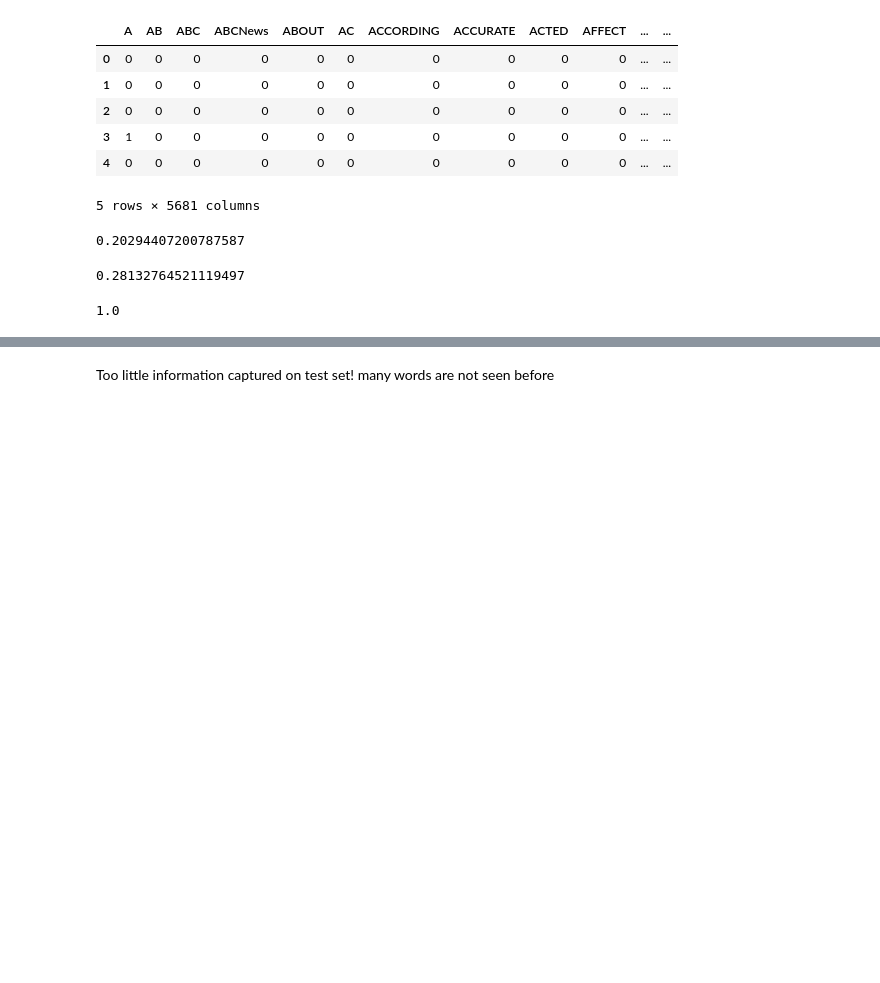
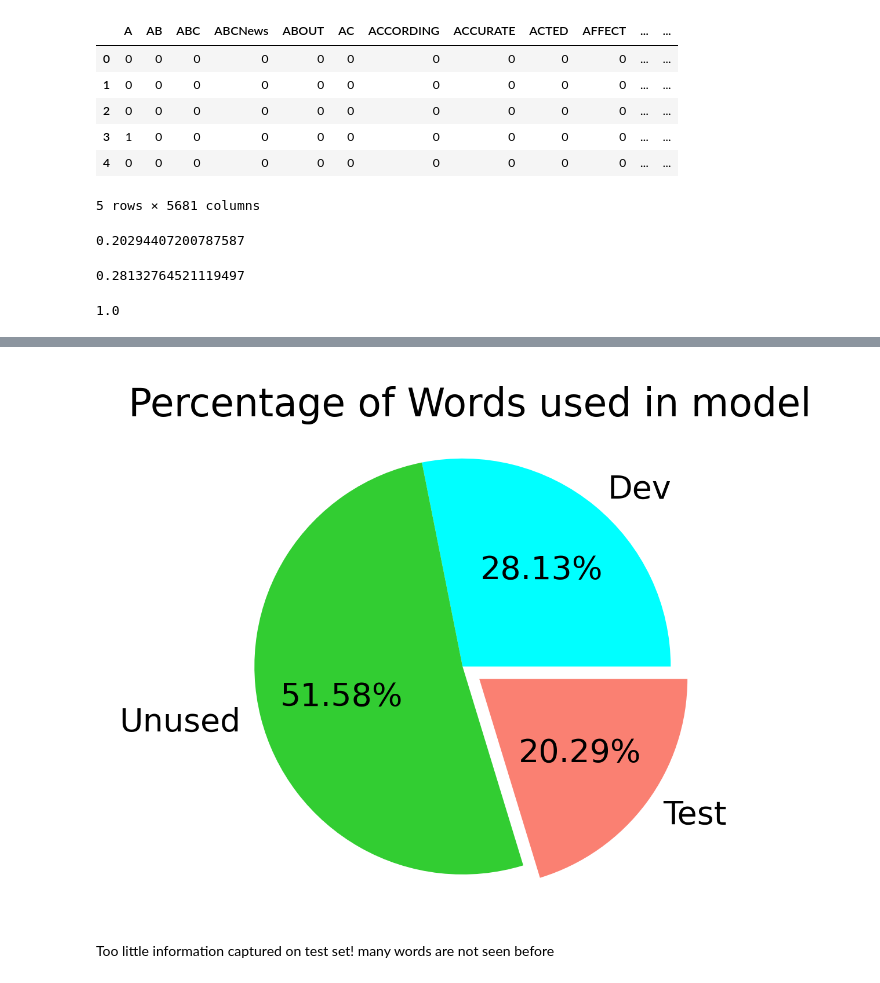
Before and after one commit to lich2000117/Fake-Tweets-Rumour-Detection, a Jupyter notebook: deprecated/Analysis.ipynb, the cells around one changed output, grey strips where cells are left out. Saved outputs shown, nothing was run; the diff lists cells and outputs as text; code cells hidden in the pictures; blank space fills up the shorter version.

```diff
--- a/deprecated/Analysis.ipynb
+++ b/deprecated/Analysis.ipynb
@@ -770,3 +768,24 @@ plt.show()
+# %%
+from matplotlib import pyplot as plt
+import numpy as np
+fig = plt.figure()
+plt.rcParams['figure.dpi'] = 400
+plt.rcParams["figure.figsize"] = [2, 2]
+plt.rcParams["figure.autolayout"] = True
+
+colors = ['cyan', 'limegreen', 'salmon']
+
+ax = fig.add_axes([0,0,1,1])
+ax.axis('equal')
+langs = [ 'Dev', 'Unused', 'Test']
+students = [ 28.13, 100-28.13-20.29,20.29]
+explode = (0, 0, 0.1)
+ax.pie(students, labels = langs,autopct='%1.2f%%', explode=explode, shadow = False, colors=colors)
+ax.axis('equal')
+plt.title("Percentage of Words used in model")
+plt.show()
+# %% [output]
+[figure, added]
 # %% [markdown]
 Too little information captured on test set! many words are not seen before
 # %%
```
Also changed, not shown: parts of 4 cells of this notebook, 3 other files.
